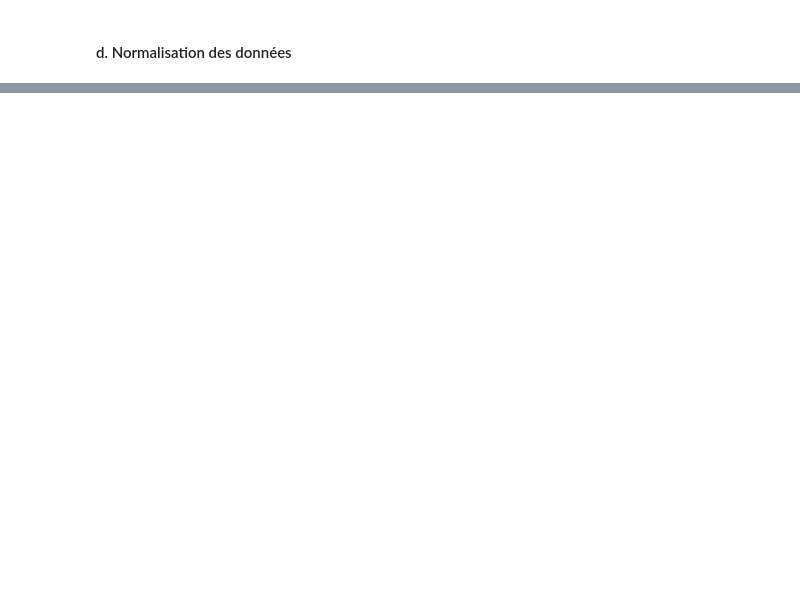
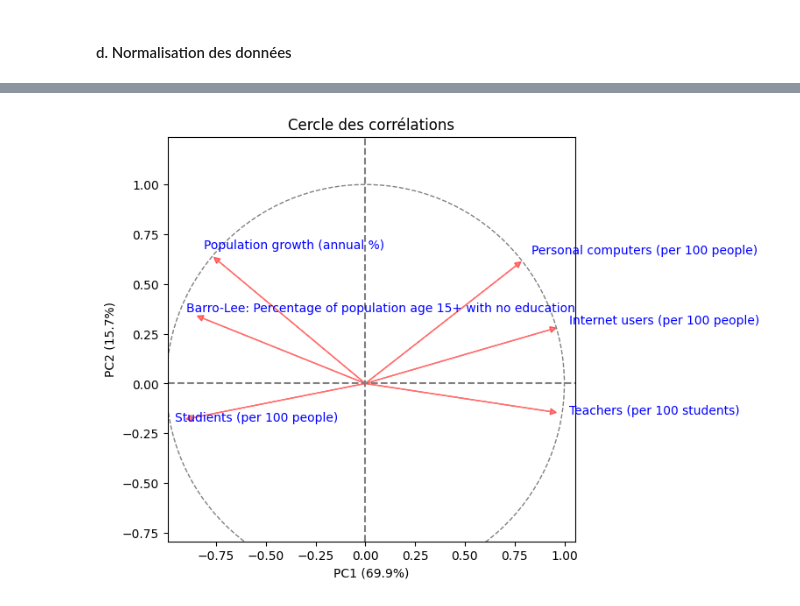
Before and after one commit to NassimNaoui/analyse_systemes_educatifs, a Jupyter notebook: notebooks/Analysez des données de systèmes éducatifs.ipynb, the cells around one changed output, grey strips where cells are left out. Cells and saved outputs as stored; diff of their text form; code cells hidden in the pictures; blank space fills up the shorter version.

```diff
--- a/notebooks/Analysez des données de systèmes éducatifs.ipynb
+++ b/notebooks/Analysez des données de systèmes éducatifs.ipynb
@@ -486,0 +491,28 @@ df_data_final
+# %%
+# Récupération des composantes
+loadings = pca.components_.T * np.sqrt(pca.explained_variance_)
+
+# Noms des variables
+features = df_data_final.drop(columns=['Country Name','Population, total']).columns  # ton DataFrame numérique
+
+# Tracer le cercle
+plt.figure(figsize=(6,6))
+plt.axhline(0, color='gray', linestyle='--')
+plt.axvline(0, color='gray', linestyle='--')
+
+for i, feature in enumerate(features):
+    plt.arrow(0, 0, loadings[i,0], loadings[i,1],
+              color='r', alpha=0.5, head_width=0.03, head_length=0.03)
+    plt.text(loadings[i,0]*1.1, loadings[i,1]*1.1, feature, color='b')
+
+# Cercle unité
+circle = plt.Circle((0,0), 1, color='gray', fill=False, linestyle='--')
+plt.gca().add_artist(circle)
+
+plt.xlabel(f"PC1 ({pca.explained_variance_ratio_[0]*100:.1f}%)")
+plt.ylabel(f"PC2 ({pca.explained_variance_ratio_[1]*100:.1f}%)")
+plt.title("Cercle des corrélations")
+plt.axis('equal')
+plt.show()
+# %% [output]
+[figure, added]
```
Also changed, not shown: parts of 7 cells of this notebook, 1 other file.
